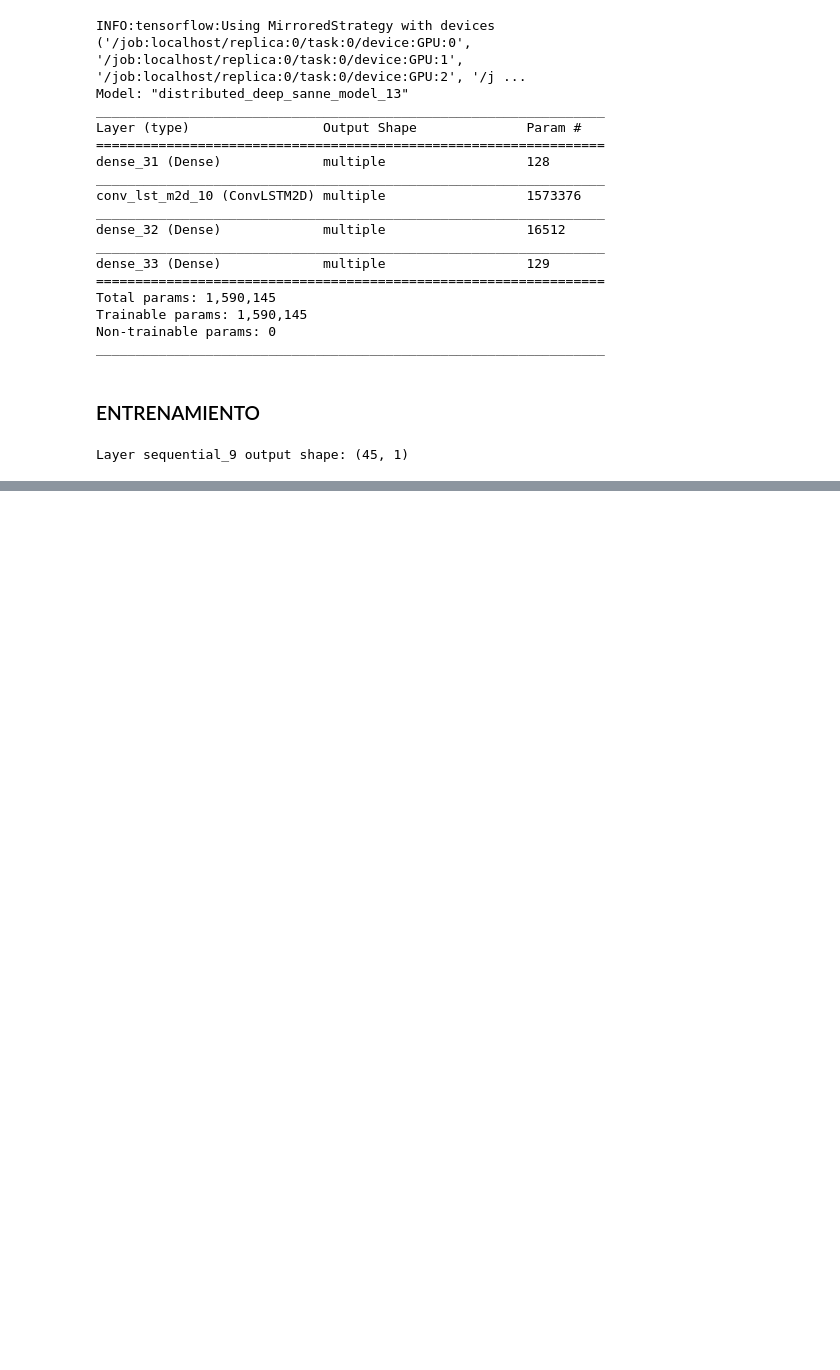
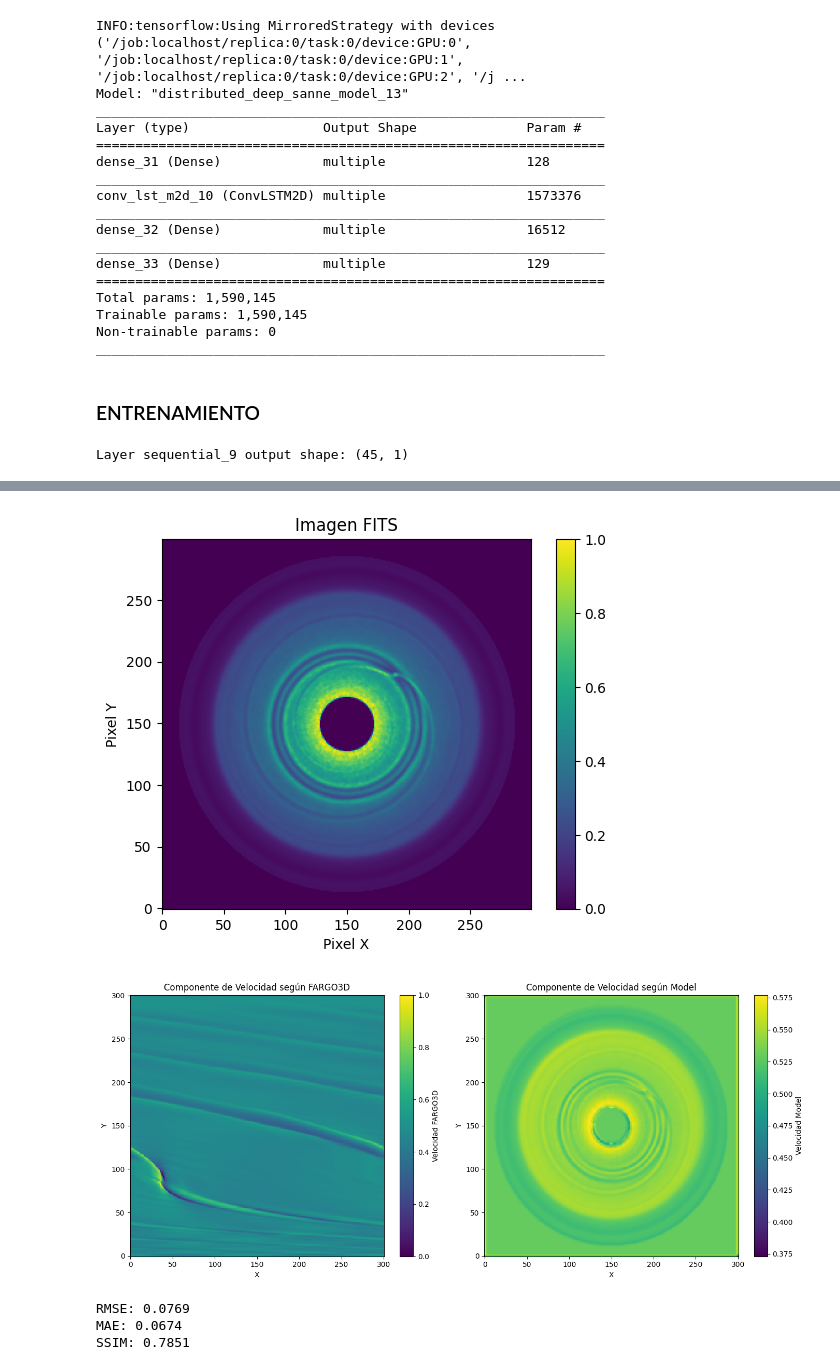
Before and after one commit to ALTH-Alma/Deep-model-Alma, a Jupyter notebook: Deep_sanne_keras_gpu.ipynb, the cells around one changed output, grey strips where cells are left out. Saved outputs shown, nothing was run; the diff lists cells and outputs as text; code cells hidden in the pictures; blank space fills up the shorter version.

```diff
--- a/Deep_sanne_keras_gpu.ipynb
+++ b/Deep_sanne_keras_gpu.ipynb
@@ -501,0 +645,40 @@ InvalidArgumentError: 5 root error(s) found.
+# %%
+id = 4
+plotImage(all_test_images[id][steps-1].reshape((npix, npix)))
+plotVelocity(all_real[id].reshape((npix, npix)), all_predictions[id].reshape((npix,npix)), npix)
+y_true = all_real[id].reshape((npix, npix))
+y_pred = all_predictions[id].reshape((npix,npix))
+
+# Calcular RMSE
+mse = np.mean((y_true - y_pred) ** 2)
+rmse = np.sqrt(mse)
+print(f"RMSE: {rmse:.4f}")
+
+# Calcular MAE
+mae = np.mean(np.abs(y_true - y_pred))
+print(f"MAE: {mae:.4f}")
+
+# Calcular SSIM
+from skimage.metrics import structural_similarity as ssim
+ssim_index, _ = ssim(y_true, y_pred, data_range=y_true.max() - y_true.min(), full=True)
+print(f"SSIM: {ssim_index:.4f}")
+
+# Calcular el mapa de errores
+error_map = np.abs(y_true - y_pred)
+
+# Visualizar el mapa de errores
+plt.figure(figsize=(12, 6))
+plt.imshow(error_map, cmap='inferno', interpolation='nearest')
+plt.colorbar(label='Error Absoluto')
+plt.title('Mapa de Errores')
+plt.xlabel('X')
+plt.ylabel('Y')
+plt.gca().invert_yaxis()
+plt.savefig('Error_Map.png')
+plt.show()
+# %% [output]
+[figure, added]
+[figure, added]
+RMSE: 0.0769
+MAE: 0.0674
+SSIM: 0.7851
```
Also changed, not shown: parts of 11 cells of this notebook, 1 other file.
